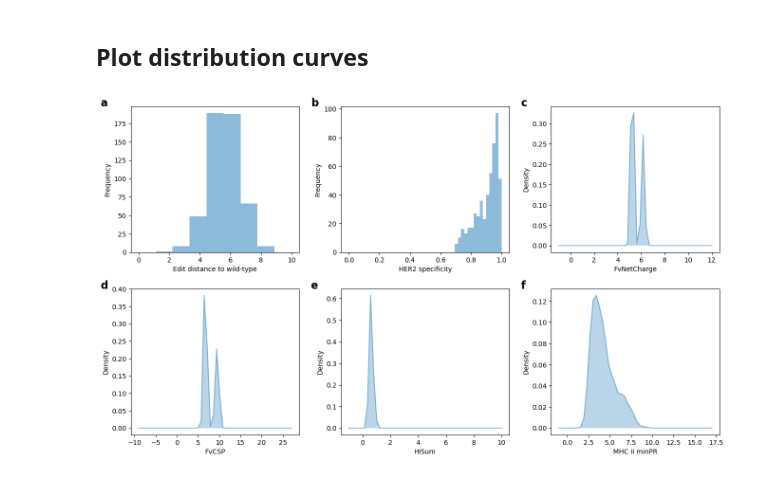
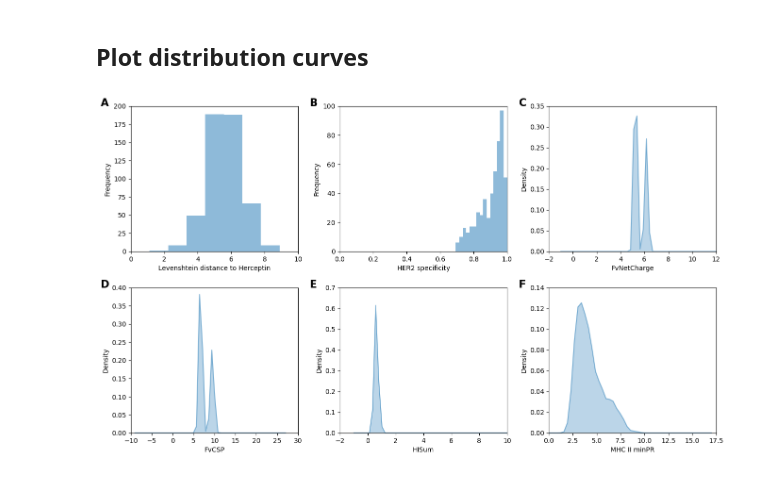
Before and after one commit to kehan777/ab-gen, a Jupyter notebook: 3.success_variants.ipynb, the cells around one changed output. Cells and saved outputs as stored; diff of their text form; code cells hidden in the pictures.

```diff
--- a/3.success_variants.ipynb
+++ b/3.success_variants.ipynb
@@ -46,6 +46,8 @@ def plot_wt_dist_hist(ax, prop='wt_dist', legend_loc="upper right", xlabel=None)
 
     ax.set_xlabel(xlabel)
     ax.set_ylabel('Frequency')
+    ax.set_xlim([0, 10])
+    ax.set_ylim([0, 200])
 
 def plot_her2_hist(ax, prop='raw_HER2', legend_loc="upper right", xlabel=None):
     x = np.linspace(0, 1, 50)
@@ -55,6 +57,8 @@ def plot_her2_hist(ax, prop='raw_HER2', legend_loc="upper right", xlabel=None):
 
     ax.set_xlabel(xlabel)
     ax.set_ylabel('Frequency')
+    ax.set_xlim([0, 1])
+    ax.set_ylim([0, 100])
 
 def plot_FvNetCharge_density(ax, prop='raw_FvNetCharge', legend_loc="upper left", xlabel='Fv net charge'):
     x = np.linspace(-1, 12, 50)
@@ -67,6 +71,8 @@ def plot_FvNetCharge_density(ax, prop='raw_FvNetCharge', legend_loc="upper left"
 
     ax.set_xlabel(xlabel)
     ax.set_ylabel('Density')
+    ax.set_xlim([-2, 12])
+    ax.set_ylim([0, 0.35])
 
 def plot_FvCSP_density(ax, prop='raw_FvCSP', legend_loc="upper left", xlabel='Fv net charge'):
     x = np.linspace(-9, 27, 50)
@@ -79,6 +85,8 @@ def plot_FvCSP_density(ax, prop='raw_FvCSP', legend_loc="upper left", xlabel='Fv
 
     ax.set_xlabel(xlabel)
     ax.set_ylabel('Density')
+    ax.set_xlim([-10, 30])
+    ax.set_ylim([0, 0.4])
 
 def plot_HISum_density(ax, legend_loc="upper left", xlabel=None):
     x = np.linspace(-1, 10, 50)
@@ -91,6 +99,8 @@ def plot_HISum_density(ax, legend_loc="upper left", xlabel=None):
 
     ax.set_xlabel(xlabel)
     ax.set_ylabel('Density')
+    ax.set_xlim([-2, 10])
+    ax.set_ylim([0, 0.7])
 
 def plot_MHC2_density(ax, prop='raw_MHC2', legend_loc="upper left", xlabel=None):
     x = np.linspace(-1, 17, 50)
@@ -103,30 +113,32 @@ def plot_MHC2_density(ax, prop='raw_MHC2', legend_loc="upper left", xlabel=None)
 
     ax.set_xlabel(xlabel)
     ax.set_ylabel('Density')
+    ax.set_xlim([0, 17.5])
+    ax.set_ylim([0, 0.14])
 # %%
 fig, axs = plt.subplots(2, 3, figsize=(16, 9))
 plt.subplots_adjust(wspace=0.25, hspace=0.25)
 
-plot_wt_dist_hist(axs[0, 0], legend_loc="upper right", xlabel='Edit distance to wild-type')
-axs[0, 0].text(-0.18, 1, "a", transform=axs[0, 0].transAxes, size=16, weight='bold')
+plot_wt_dist_hist(axs[0, 0], legend_loc="upper right", xlabel='Levenshtein distance to Herceptin')
+axs[0, 0].text(-0.18, 1, "A", transform=axs[0, 0].transAxes, size=16, weight='bold')
 
 plot_her2_hist(axs[0, 1], legend_loc="upper right", xlabel='HER2 specificity')  # >0.7
-axs[0, 1].text(-0.18, 1, "b", transform=axs[0, 1].transAxes, size=16, weight='bold')
+axs[0, 1].text(-0.18, 1, "B", transform=axs[0, 1].transAxes, size=16, weight='bold')
 
 plot_FvNetCharge_density(axs[0, 2], legend_loc="upper left", xlabel='FvNetCharge') # < 6.2
-axs[0, 2].text(-0.18, 1, "c", transform=axs[0, 2].transAxes, size=16, weight='bold')
+axs[0, 2].text(-0.18, 1, "C", transform=axs[0, 2].transAxes, size=16, weight='bold')
 
 plot_FvCSP_density(axs[1, 0], legend_loc="upper left", xlabel='FvCSP') # >6.61
-axs[1, 0].text(-0.18, 1, "d", transform=axs[1, 0].transAxes, size=16, weight='bold')
+axs[1, 0].text(-0.18, 1, "D", transform=axs[1, 0].transAxes, size=16, weight='bold')
 
 
 plot_HISum_density(axs[1, 1], legend_loc="upper right", xlabel='HISum')  # [0, 4]
-axs[1, 1].text(-0.18, 1, "e", transform=axs[1, 1].transAxes, size=16, weight='bold')
+axs[1, 1].text(-0.18, 1, "E", transform=axs[1, 1].transAxes, size=16, weight='bold')
 
 
 plot_MHC2_density(axs[1, 2],'raw_MHC2', legend_loc="upper right", xlabel='MHC II minPR')  # >2.5
-axs[1, 2].text(-0.18, 1, "f", transform=axs[1, 2].transAxes, size=16, weight='bold')
+axs[1, 2].text(-0.18, 1, "F", transform=axs[1, 2].transAxes, size=16, weight='bold')
 
 fig.savefig("figures/library_props.pdf", bbox_inches='tight')
 # %% [output]
-[figure, old version]
+[figure, new version]
```
Also changed, not shown: 2 other files.
